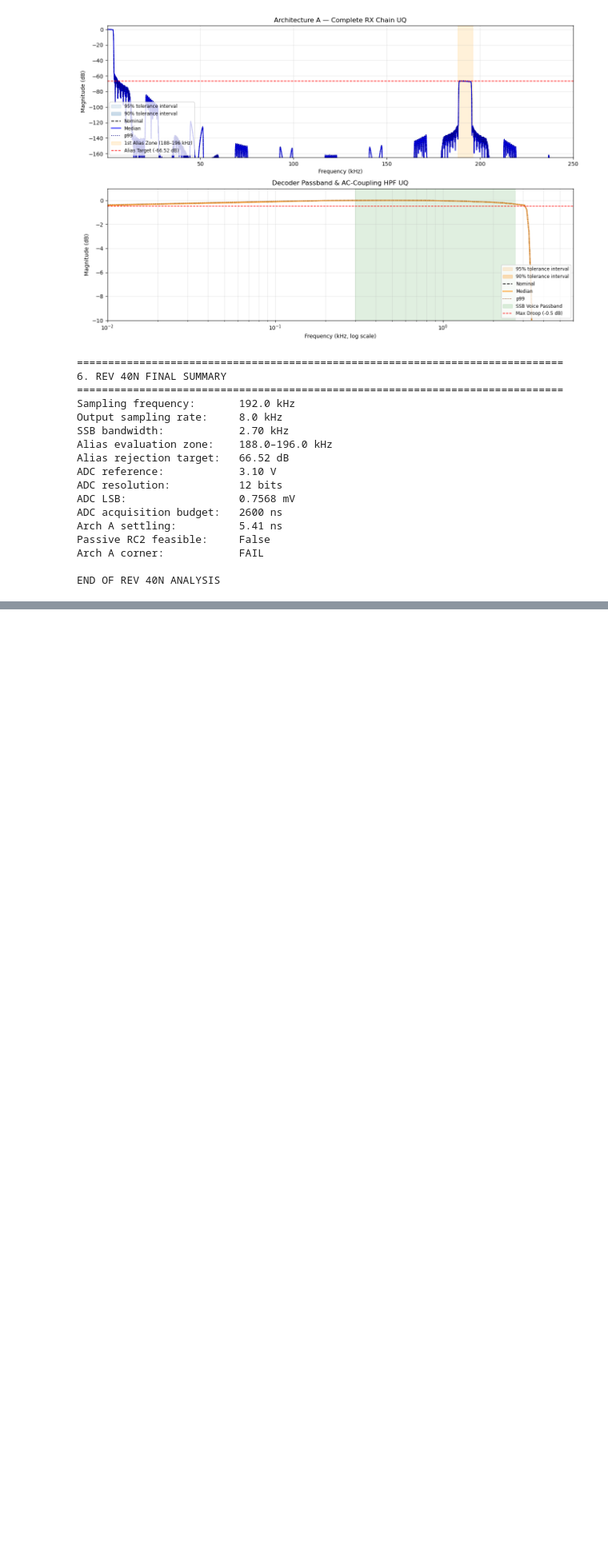
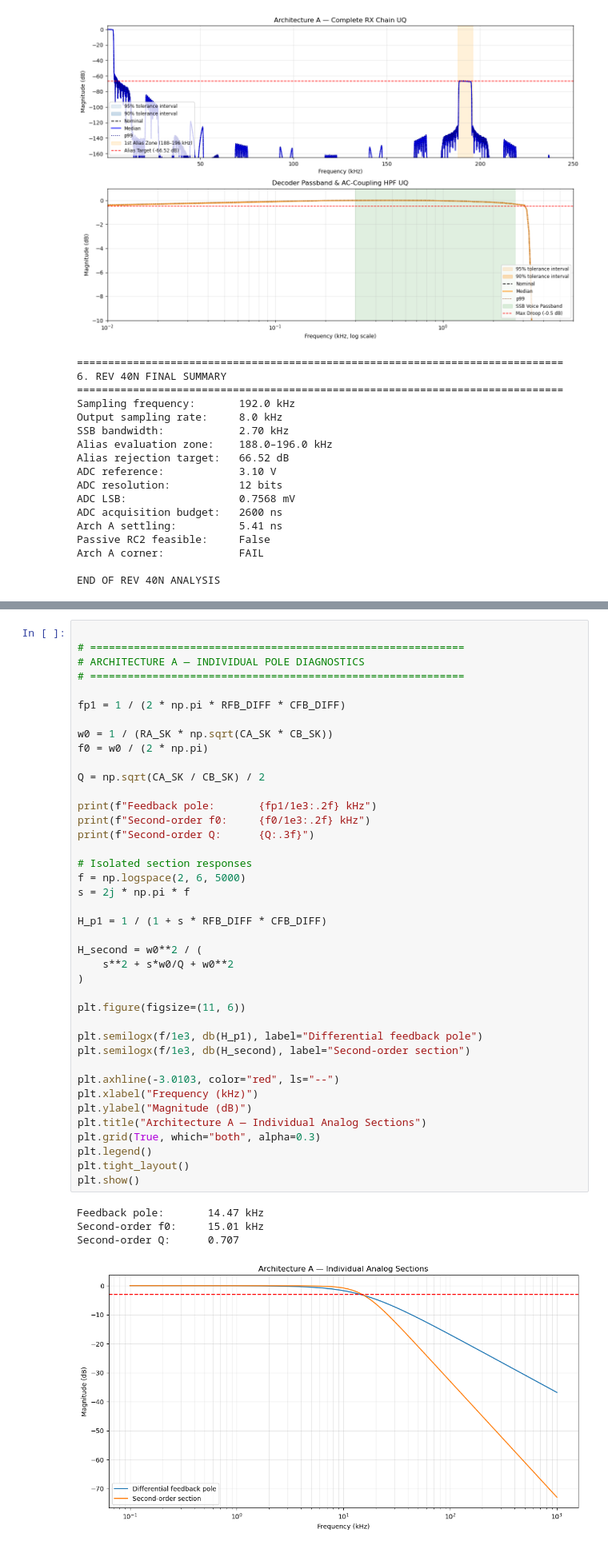
Before and after one commit to approximated-intelligence/QRP-SDR, a Jupyter notebook: Notebooks/AudioOpt/AudioOpt.ipynb, the cells around one changed output, grey strips where cells are left out. Shown at 80% size. Saved outputs shown, nothing was run; the diff lists cells and outputs as text; blank space fills up the shorter version.

```diff
--- a/Notebooks/AudioOpt/AudioOpt.ipynb
+++ b/Notebooks/AudioOpt/AudioOpt.ipynb
@@ -919,0 +1434,45 @@ END OF REV 40N ANALYSIS
+# %%
+
+# ============================================================
+# ARCHITECTURE A — INDIVIDUAL POLE DIAGNOSTICS
+# ============================================================
+
+fp1 = 1 / (2 * np.pi * RFB_DIFF * CFB_DIFF)
+
+w0 = 1 / (RA_SK * np.sqrt(CA_SK * CB_SK))
+f0 = w0 / (2 * np.pi)
+
+Q = np.sqrt(CA_SK / CB_SK) / 2
+
+print(f"Feedback pole:       {fp1/1e3:.2f} kHz")
+print(f"Second-order f0:     {f0/1e3:.2f} kHz")
+print(f"Second-order Q:      {Q:.3f}")
+
+# Isolated section responses
+f = np.logspace(2, 6, 5000)
+s = 2j * np.pi * f
+
+H_p1 = 1 / (1 + s * RFB_DIFF * CFB_DIFF)
+
+H_second = w0**2 / (
+    s**2 + s*w0/Q + w0**2
+)
+
+plt.figure(figsize=(11, 6))
+
+plt.semilogx(f/1e3, db(H_p1), label="Differential feedback pole")
+plt.semilogx(f/1e3, db(H_second), label="Second-order section")
+
+plt.axhline(-3.0103, color="red", ls="--")
+plt.xlabel("Frequency (kHz)")
+plt.ylabel("Magnitude (dB)")
+plt.title("Architecture A — Individual Analog Sections")
+plt.grid(True, which="both", alpha=0.3)
+plt.legend()
+plt.tight_layout()
+plt.show()
+# %% [output]
+Feedback pole:       14.47 kHz
+Second-order f0:     15.01 kHz
+Second-order Q:      0.707
+[figure, added]
```
Also changed, not shown: parts of 5 cells of this notebook, 8 other files.
